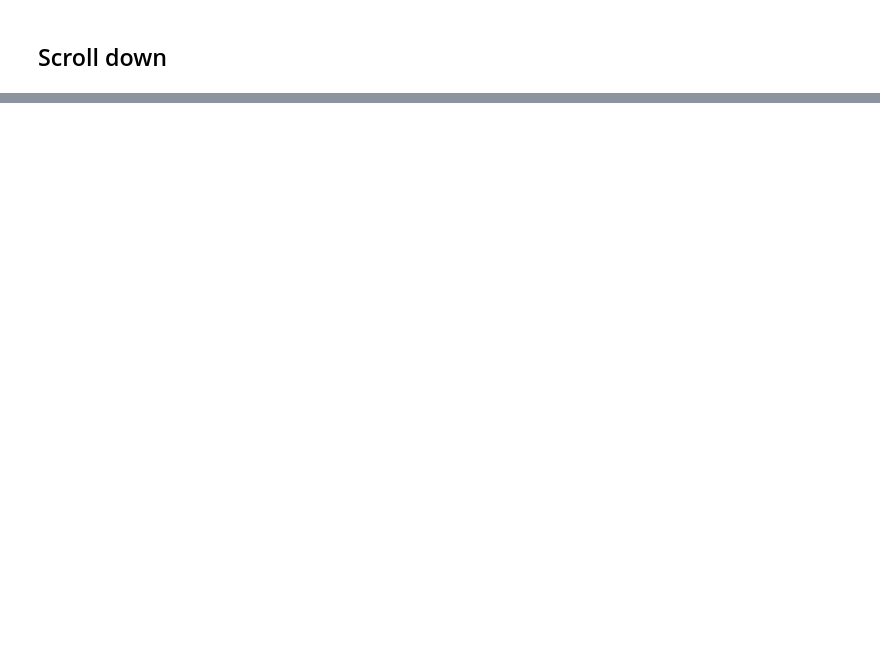
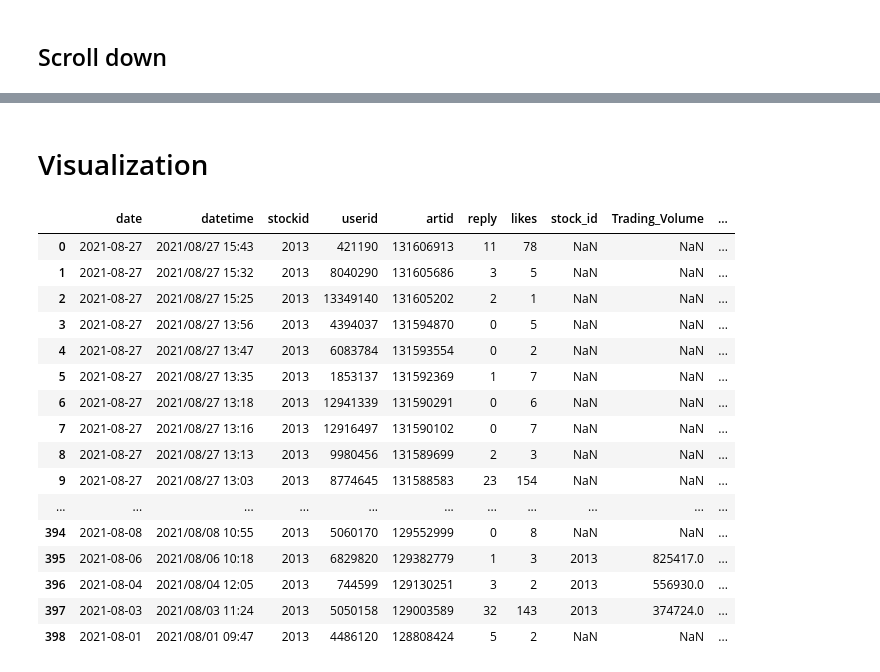
Before and after one commit to NTU-Sherlock/Stock_price, a Jupyter notebook: CMoney_Popular_Stock_scrapping.ipynb, the cells around one changed output, grey strips where cells are left out. Saved outputs shown, nothing was run; the diff lists cells and outputs as text; code cells hidden in the pictures; blank space fills up the shorter version.

```diff
--- a/CMoney_Popular_Stock_scrapping.ipynb
+++ b/CMoney_Popular_Stock_scrapping.ipynb
@@ -96,0 +182,2 @@ df
+# %%
+data['date'] =  pd.to_datetime(data['date'])
@@ -96,0 +204,4 @@ df
+# %%
+df['date'] = pd.to_datetime(df['date'])
+# %%
+df2 = df.merge(data, how = 'left', on = 'date')
@@ -96,0 +210,2 @@ df
+# %% [markdown]
+# Visualization
@@ -96,0 +216,20 @@ df
+# %%
+df2
+# %% [output]
+|  | date | datetime | stockid | userid | artid | reply | likes | stock_id | Trading_Volume | ... |
+| 0 | 2021-08-27 | 2021/08/27 15:43 | 2013 | 421190 | 131606913 | 11 | 78 | NaN | NaN | ... |
+| 1 | 2021-08-27 | 2021/08/27 15:32 | 2013 | 8040290 | 131605686 | 3 | 5 | NaN | NaN | ... |
+| 2 | 2021-08-27 | 2021/08/27 15:25 | 2013 | 13349140 | 131605202 | 2 | 1 | NaN | NaN | ... |
+| 3 | 2021-08-27 | 2021/08/27 13:56 | 2013 | 4394037 | 131594870 | 0 | 5 | NaN | NaN | ... |
+| 4 | 2021-08-27 | 2021/08/27 13:47 | 2013 | 6083784 | 131593554 | 0 | 2 | NaN | NaN | ... |
+| 5 | 2021-08-27 | 2021/08/27 13:35 | 2013 | 1853137 | 131592369 | 1 | 7 | NaN | NaN | ... |
+| 6 | 2021-08-27 | 2021/08/27 13:18 | 2013 | 12941339 | 131590291 | 0 | 6 | NaN | NaN | ... |
+| 7 | 2021-08-27 | 2021/08/27 13:16 | 2013 | 12916497 | 131590102 | 0 | 7 | NaN | NaN | ... |
+| 8 | 2021-08-27 | 2021/08/27 13:13 | 2013 | 9980456 | 131589699 | 2 | 3 | NaN | NaN | ... |
+| 9 | 2021-08-27 | 2021/08/27 13:03 | 2013 | 8774645 | 131588583 | 23 | 154 | NaN | NaN | ... |
+| ... | ... | ... | ... | ... | ... | ... | ... | ... | ... | ... |
+| 394 | 2021-08-08 | 2021/08/08 10:55 | 2013 | 5060170 | 129552999 | 0 | 8 | NaN | NaN | ... |
+| 395 | 2021-08-06 | 2021/08/06 10:18 | 2013 | 6829820 | 129382779 | 1 | 3 | 2013 | 825417.0 | ... |
+| 396 | 2021-08-04 | 2021/08/04 12:05 | 2013 | 744599 | 129130251 | 3 | 2 | 2013 | 556930.0 | ... |
+| 397 | 2021-08-03 | 2021/08/03 11:24 | 2013 | 5050158 | 129003589 | 32 | 143 | 2013 | 374724.0 | ... |
+| 398 | 2021-08-01 | 2021/08/01 09:47 | 2013 | 4486120 | 128808424 | 5 | 2 | NaN | NaN | ... |
```
Also changed, not shown: parts of 80 cells of this notebook.
